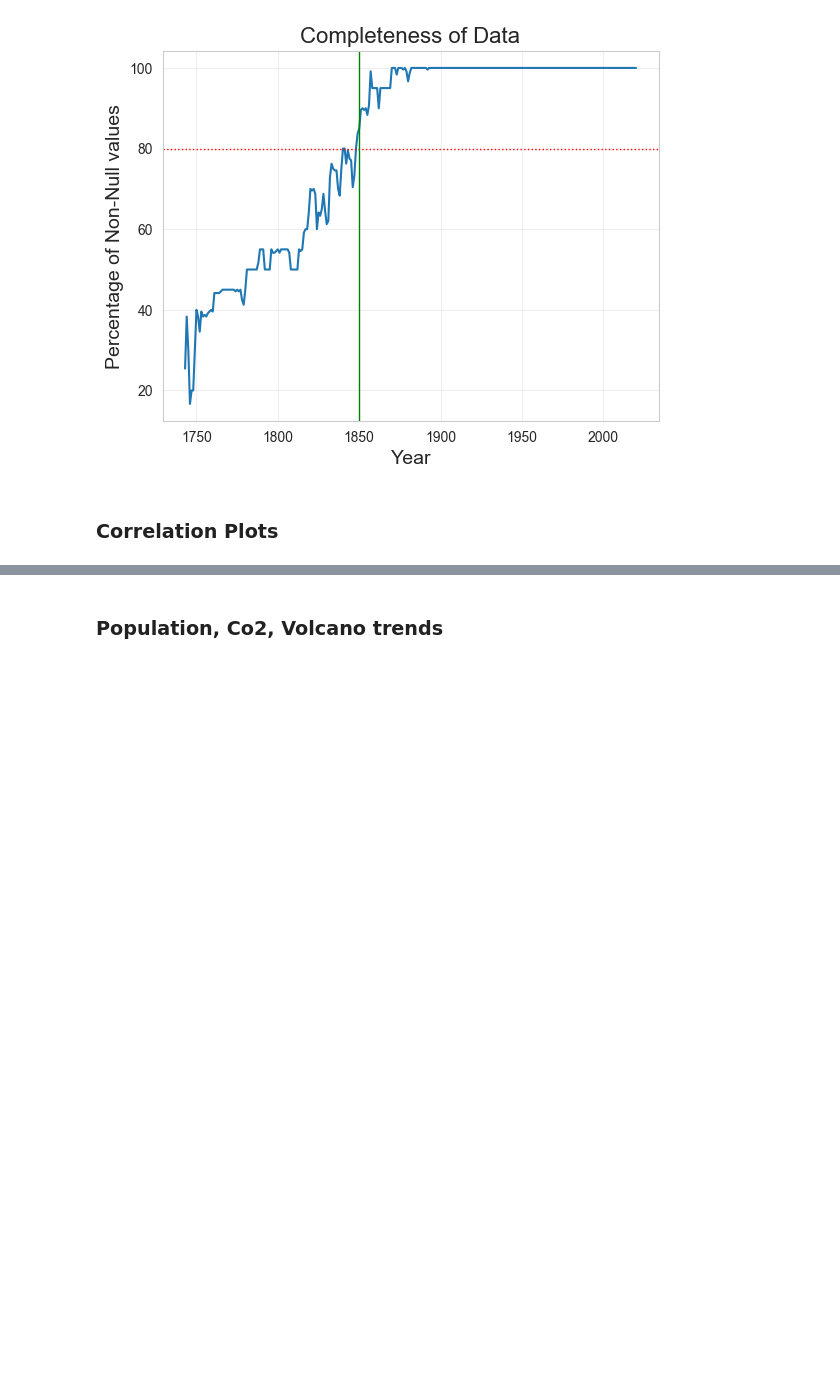
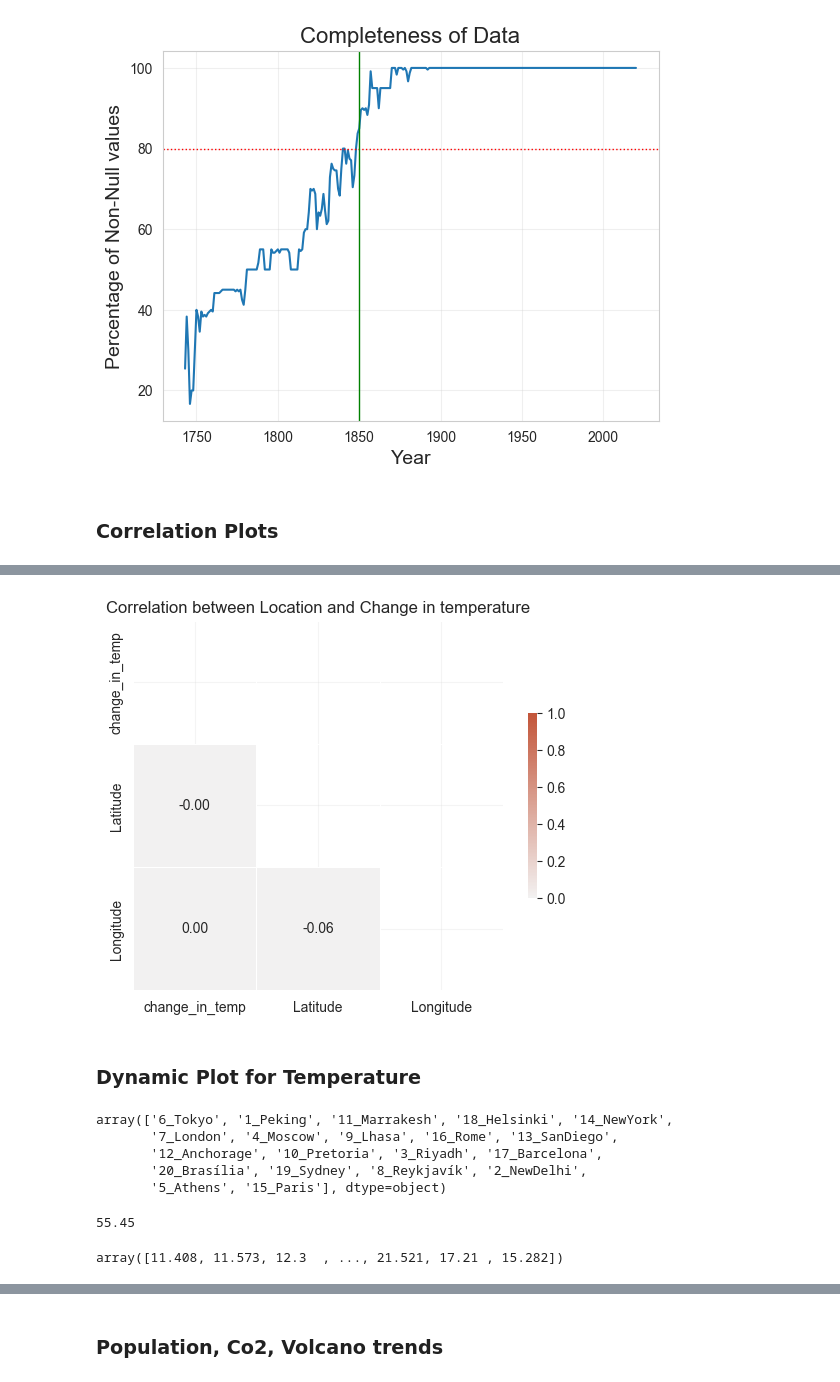
Before and after one commit to Rishabh-Thapliyal/Forecasting-Global-Climate-Change-Patterns-and-Analyzing-Impact, a Jupyter notebook: src/eda/eda_1.ipynb, the cells around one changed output, grey strips where cells are left out. Saved outputs shown, nothing was run; the diff lists cells and outputs as text; code cells hidden in the pictures; blank space fills up the shorter version.

```diff
--- a/src/eda/eda_1.ipynb
+++ b/src/eda/eda_1.ipynb
@@ -342,0 +353,4 @@ plt.savefig('../eda_results/correlation.png')
+# %%
+df_merged_sub['shift'] = df_merged_sub.groupby(["Country"])['Actual Temperature'].shift()
+# %%
+df_merged_sub["change_in_temp"] = df_merged_sub['Actual Temperature'] - df_merged_sub['shift']
@@ -342,0 +373,32 @@ plt.savefig('../eda_results/correlation.png')
+# %%
+corr = df_merged_sub[['change_in_temp','Latitude','Longitude']].corr()
+
+# Generate a mask for the upper triangle
+mask = np.triu(np.ones_like(corr, dtype=bool))
+
+# Set up the matplotlib figure
+# f, ax = plt.subplots(figsize=(10, 8))
+
+# Generate a custom diverging colormap
+cmap = sns.diverging_palette(230, 20, as_cmap=True)
+
+# Draw the heatmap with the mask and correct aspect ratio
+plt.grid(alpha=0.2)
+sns.heatmap(corr,mask=mask, cmap=cmap, vmax=1, vmin=0, center=0,
+            square=True, linewidths=0.5, cbar_kws={"shrink": .5},
+            xticklabels=True, yticklabels=True, annot=True, fmt = '0.2f')
+
+plt.title("Correlation between Location and Change in temperature")
+plt.savefig('../eda_results/correlation_location_and_temp_change.png')
+# %% [output]
+[figure, added]
+# %% [markdown]
+### Dynamic Plot for Temperature
+# %%
+df_merged_sub["City"].unique()
+# %% [output]
+array(['6_Tokyo', '1_Peking', '11_Marrakesh', '18_Helsinki', '14_NewYork',
+       '7_London', '4_Moscow', '9_Lhasa', '16_Rome', '13_SanDiego',
+       '12_Anchorage', '10_Pretoria', '3_Riyadh', '17_Barcelona',
+       '20_Brasília', '19_Sydney', '8_Reykjavík', '2_NewDelhi',
+       '5_Athens', '15_Paris'], dtype=object)
@@ -342,0 +408,8 @@ plt.savefig('../eda_results/correlation.png')
+# %%
+float(a)
+# %% [output]
+55.45
+# %%
+df_sd["Actual Temperature"].values
+# %% [output]
+array([11.408, 11.573, 12.3  , ..., 21.521, 17.21 , 15.282])
```
Also changed, not shown: parts of 13 cells of this notebook, 6 other files.
